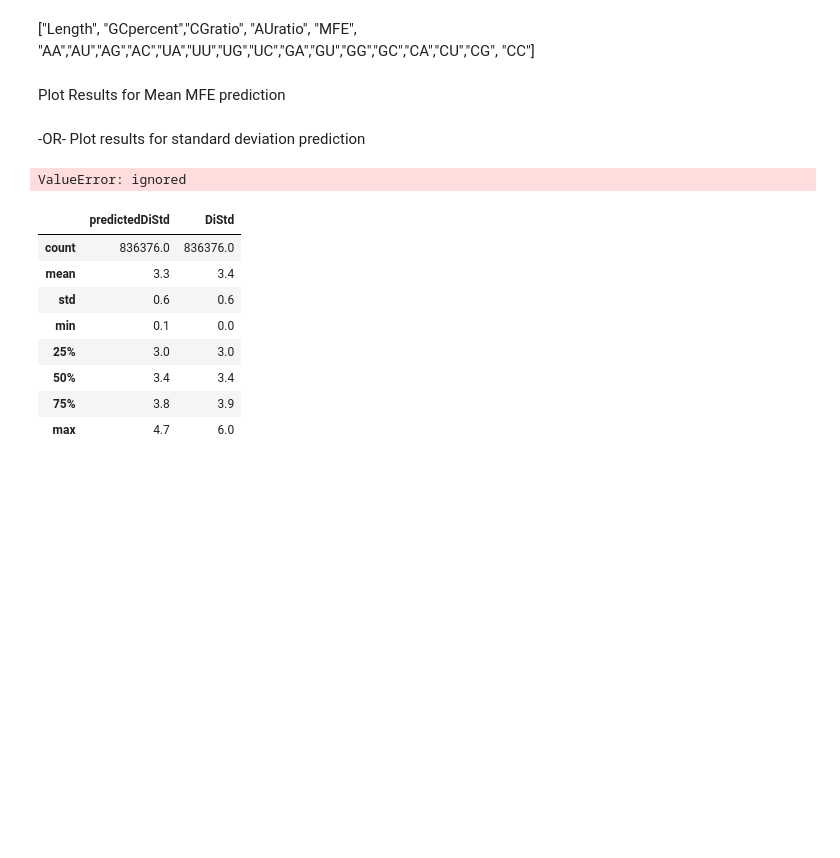
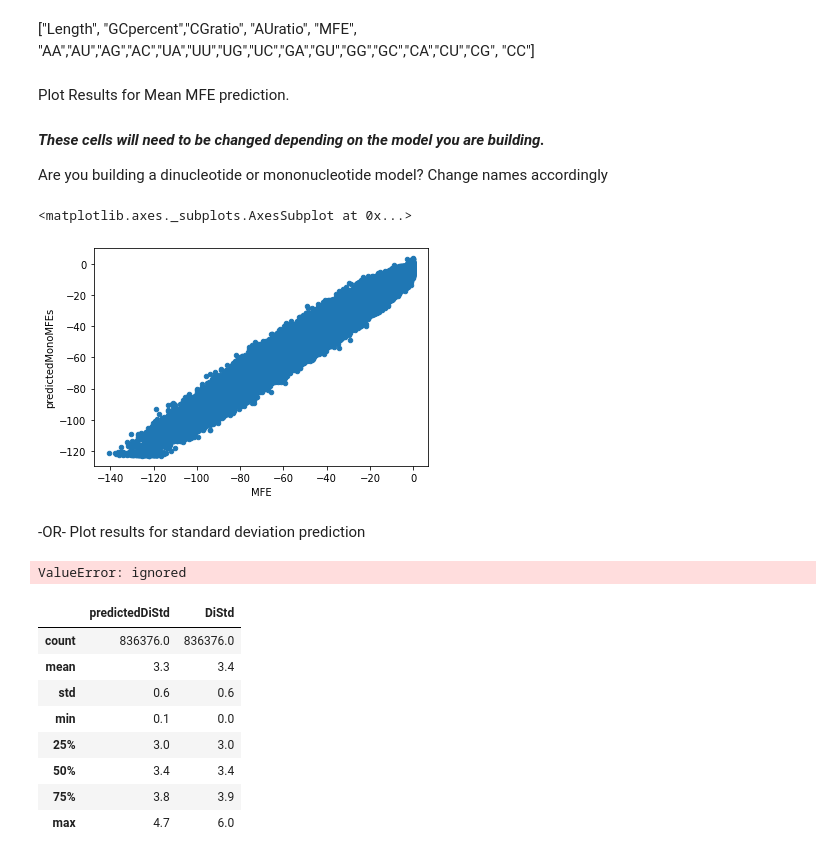
Before and after one commit to moss-lab/ScanFold2.0, a Jupyter notebook: SF2_notebook.ipynb, the cells around one changed output. Cells and saved outputs as stored; diff of their text form; code cells hidden in the pictures; blank space fills up the shorter version.

```diff
--- a/SF2_notebook.ipynb
+++ b/SF2_notebook.ipynb
@@ -454,24 +465,30 @@ plot_the_loss_curve(epochs, rmse)
 # %% [markdown]
 ["Length", "GCpercent","CGratio", "AUratio", "MFE", "AA","AU","AG","AC","UA","UU","UG","UC","GA","GU","GG","GC","CA","CU","CG", "CC"]
-# %% [markdown]
-Plot Results for Mean MFE prediction
+# %% [markdown]
+Plot Results for Mean MFE prediction.
+#### *These cells will need to be changed depending on the model you are building.*
+Are you building a dinucleotide or mononucleotide model? Change names accordingly
 # %%
 meanMFE_result = my_model.predict(training_df[["Length", "GCpercent","CGratio", "AUratio", 'AA', 'AU', 'AG',
       'AC', 'UA', 'UU', 'UG', 'UC', 'GA', 'GU', 'GG', 'GC', 'CA', 'CU', 'CG', 'CC']])
 # %%
-predicted_mfes.describe()
 #meanMFE_result = my_model.predict(training_df[["Length", "GCpercent","CGratio", "AUratio", 'MFE']])
 #meanMFE_result = my_model.predict(training_df[["Length", "GCpercent", "MFE"]])
 predicted_mfes = pd.DataFrame(meanMFE_result)
-#predicted_mfes.columns = ["predictedMonoMFEs"]
-#predicted_mfes = predicted_mfes.rename(columns={0:"PredictedDiMFE"})
-#predicted_mfes["MonoMFE"] = my_label
+predicted_mfes.describe()
+
+predicted_mfes.columns = ["predictedMonoMFEs"]
+predicted_mfes = predicted_mfes.rename(columns={0:"PredictedMonoMFE"})
+predicted_mfes["MonoMFE"] = my_label
 #predicted_mfes["DiMFE"] = my_label
 #predicted_mfes["predictedMonoMFEs"] = predicted_mfes
-#predicted_mfes["DiMFE"] = predicted_mfes
-predicted_mfes["MFE"] = loaded_df['MFE'].to_list()
-predicted_mfes["RealDiMFE"] = loaded_df['DiMFE'].to_list()
-predicted_mfes.plot.scatter(x="DiMFE", y="PredictedDiMFE")
+# predicted_mfes["DiMFE"] = predicted_mfes
+predicted_mfes["MFE"] = training_df['MFE'].to_list()
+# predicted_mfes["RealDiMFE"] = loaded_df['DiMFE'].to_list()
+predicted_mfes.plot.scatter(x="MFE", y="predictedMonoMFEs")
+# %% [output]
+<matplotlib.axes._subplots.AxesSubplot at 0x...>
+[figure, added]
 # %% [markdown]
 -OR- Plot results for standard deviation prediction
 # %%
```
Also changed, not shown: parts of 90 cells of this notebook.
